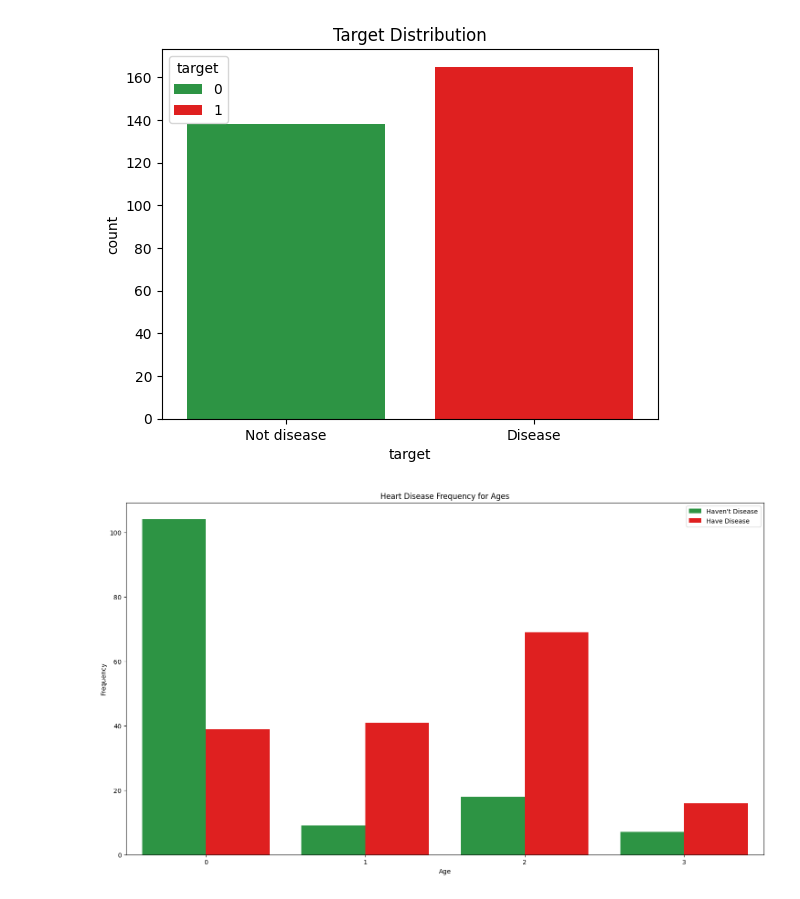
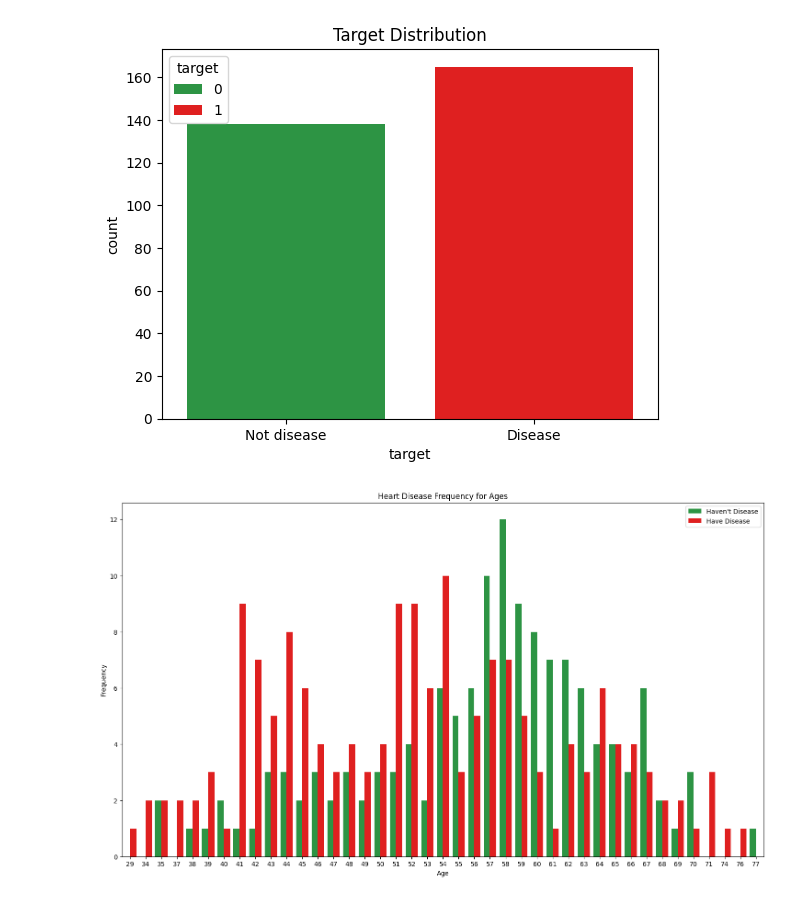
Before and after one commit to CHANDRAPRASANNA/Data-science-case-study-2, a Jupyter notebook: Heart_disease_analysis.ipynb, the cells around one changed output. Saved outputs shown, nothing was run; the diff lists cells and outputs as text; code cells hidden in the pictures.

```diff
--- a/Heart_disease_analysis.ipynb
+++ b/Heart_disease_analysis.ipynb
@@ -106,11 +106,11 @@ plt.show()
 [figure]
 # %%
 plt.figure(figsize=(18,10))
-sns.countplot(x='cp',hue='target',data=df,palette=['#1CA53B','red'])
+sns.countplot(x='age',hue='target',data=df,palette=['#1CA53B','red'])
 plt.legend(["Haven't Disease","Have Disease"])
 plt.title("Heart Disease Frequency for Ages")
 plt.xlabel("Age")
 plt.ylabel("Frequency")
 plt.show()
 # %% [output]
-[figure, old version]
+[figure, new version]
```
Also changed, not shown: parts of 1 cell of this notebook.
